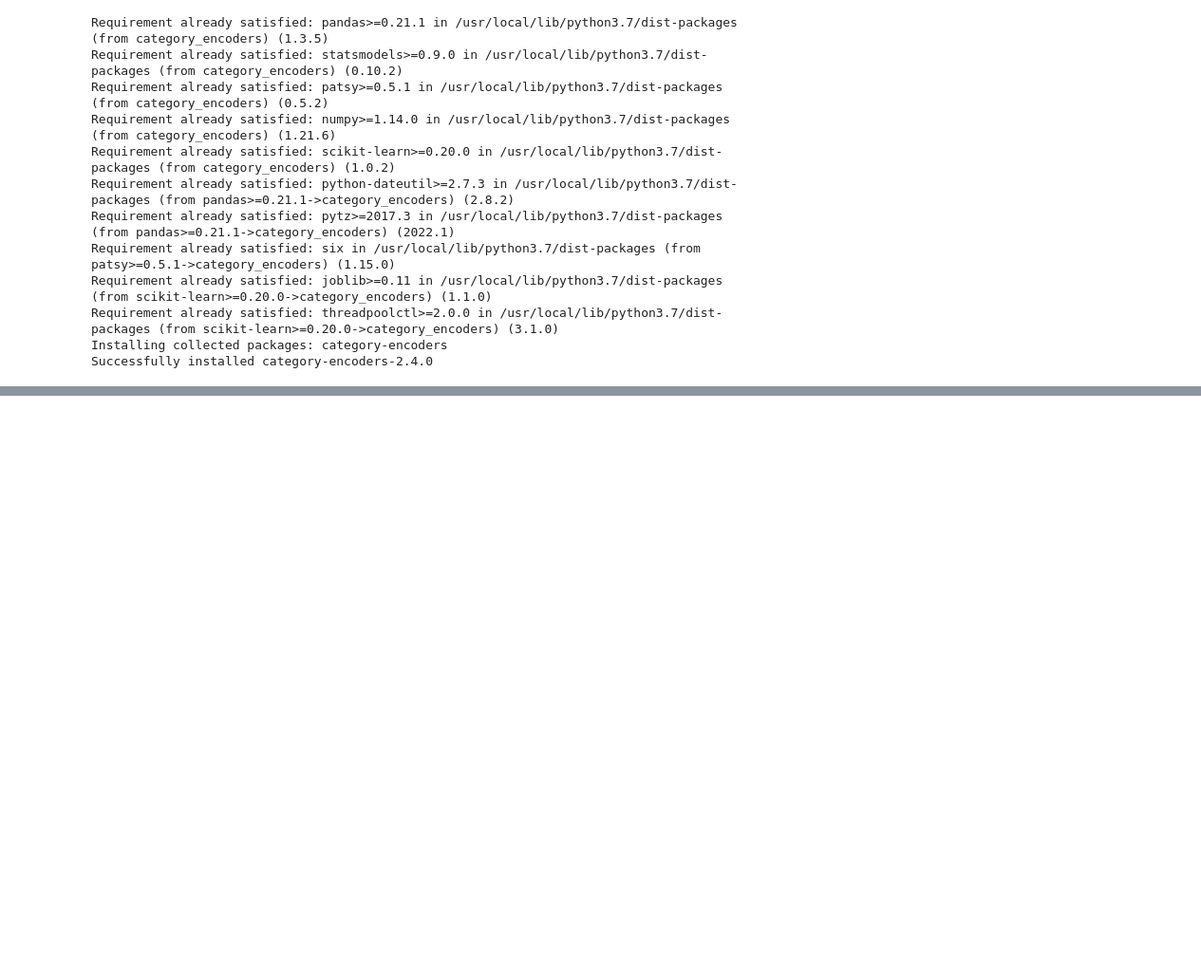
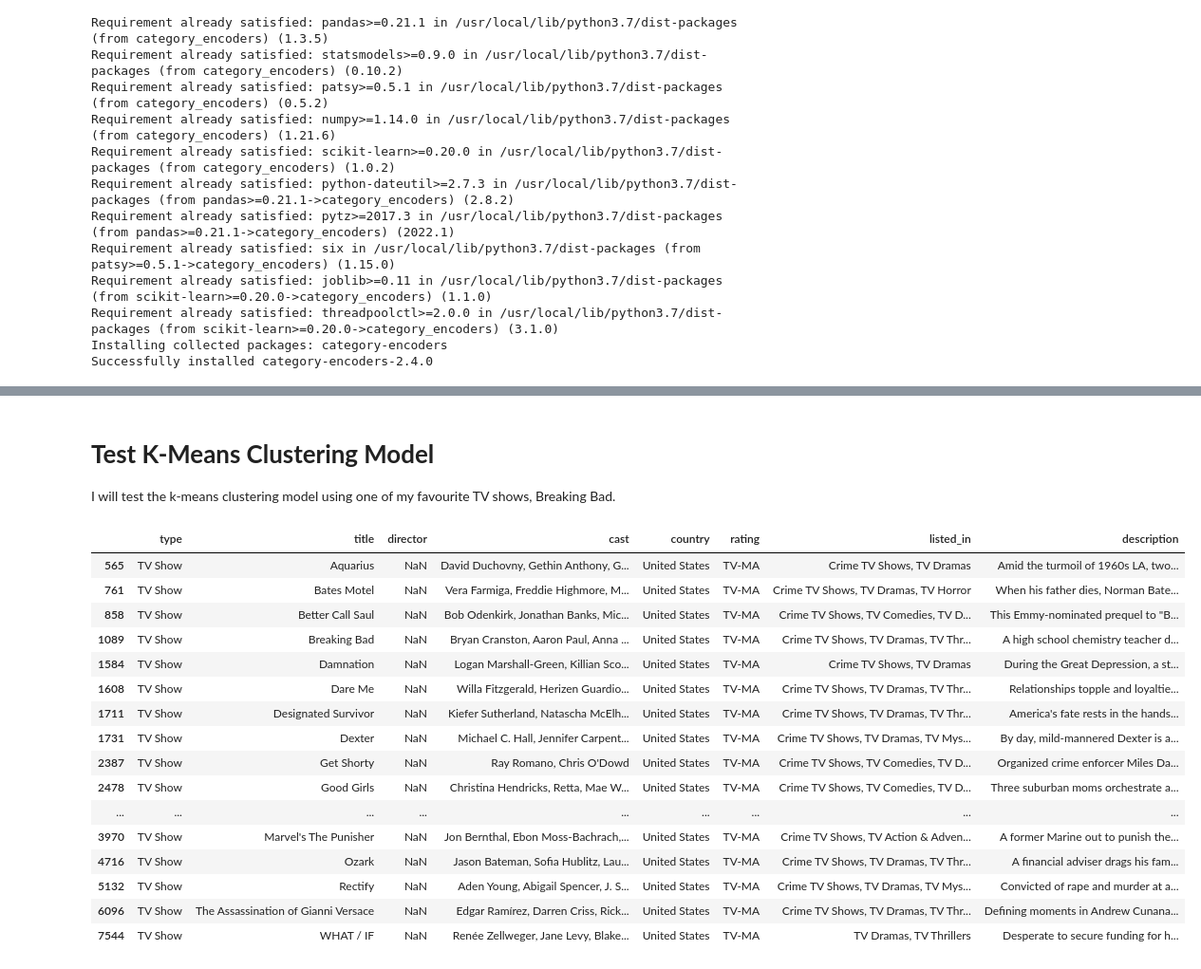
Before and after one commit to AnshRockstar/Netflix-Tv-show-and-Movie-Clustering, a Jupyter notebook: Capstone_4_NETFLIX_MOVIES_AND_TV_SHOWS_CLUSTERING.ipynb, the cells around one changed output, grey strips where cells are left out. Shown at 95% size. Cells and saved outputs as stored; diff of their text form; code cells hidden in the pictures; blank space fills up the shorter version.

```diff
--- a/Capstone_4_NETFLIX_MOVIES_AND_TV_SHOWS_CLUSTERING.ipynb
+++ b/Capstone_4_NETFLIX_MOVIES_AND_TV_SHOWS_CLUSTERING.ipynb
@@ -311,3 +311,17 @@ Requirement already satisfied: joblib>=0.11 in /usr/local/lib/python3.7/dist-pac
 Requirement already satisfied: threadpoolctl>=2.0.0 in /usr/local/lib/python3.7/dist-packages (from scikit-learn>=0.20.0->category_encoders) (3.1.0)
 Installing collected packages: category-encoders
 Successfully installed category-encoders-2.4.0
+# %%
+import category_encoders as ce
+
+# Create the count encoder
+count_enc = ce.CountEncoder()
+
+# Count encode director, cast, and country columns
+count_encoded = count_enc.fit_transform(mlb_df[['director','cast','country']])
+
+# Rename the columns with the _count suffix, and join to dataframe
+netflix_encoded_df = mlb_df.join(count_encoded.add_suffix("_count"))
+# %%
+netflix_encoded_df = netflix_encoded_df.drop(['type','title','director','cast','country','rating','description'], axis=1)
+netflix_encoded_df.head()
@@ -313,0 +339,13 @@ Successfully installed category-encoders-2.4.0
+# %%
+# Create K-Means Model
+modelkmeans = KMeans(n_clusters=500, init='k-means++', n_init=10).fit(netflix_encoded_df)
+
+# Form cluster predictions using K-Means Model
+predictions = modelkmeans.predict(netflix_encoded_df)
+
+# Convert cluster predictions to data frame
+predictions_df = pd.DataFrame(predictions, columns=['cluster'])
+
+# Attach cluster predictions to original data frame
+netflix_pred = netflix.copy()
+netflix_pred.insert(len(netflix.columns), column = 'cluster', value = predictions_df.cluster)
@@ -313,0 +361,27 @@ Successfully installed category-encoders-2.4.0
+# %% [markdown]
+# **Test K-Means Clustering Model**
+I will test the k-means clustering model using one of my favourite TV shows, Breaking Bad.
+# %%
+# Get cluster number from given movie or TV show
+cluster_num = netflix_pred[netflix_pred.title=='Breaking Bad'].cluster.item()
+
+# View cluster the movie or TV show belongs to
+netflix[netflix_pred.cluster == cluster_num]
+# %% [output]
+|  | type | title | director | cast | country | rating | listed_in | description |
+| 565 | TV Show | Aquarius | NaN | David Duchovny, Gethin Anthony, G... | United States | TV-MA | Crime TV Shows, TV Dramas | Amid the turmoil of 1960s LA, two... |
+| 761 | TV Show | Bates Motel | NaN | Vera Farmiga, Freddie Highmore, M... | United States | TV-MA | Crime TV Shows, TV Dramas, TV Horror | When his father dies, Norman Bate... |
+| 858 | TV Show | Better Call Saul | NaN | Bob Odenkirk, Jonathan Banks, Mic... | United States | TV-MA | Crime TV Shows, TV Comedies, TV D... | This Emmy-nominated prequel to "B... |
+| 1089 | TV Show | Breaking Bad | NaN | Bryan Cranston, Aaron Paul, Anna ... | United States | TV-MA | Crime TV Shows, TV Dramas, TV Thr... | A high school chemistry teacher d... |
+| 1584 | TV Show | Damnation | NaN | Logan Marshall-Green, Killian Sco... | United States | TV-MA | Crime TV Shows, TV Dramas | During the Great Depression, a st... |
+| 1608 | TV Show | Dare Me | NaN | Willa Fitzgerald, Herizen Guardio... | United States | TV-MA | Crime TV Shows, TV Dramas, TV Thr... | Relationships topple and loyaltie... |
+| 1711 | TV Show | Designated Survivor | NaN | Kiefer Sutherland, Natascha McElh... | United States | TV-MA | Crime TV Shows, TV Dramas, TV Thr... | America's fate rests in the hands... |
+| 1731 | TV Show | Dexter | NaN | Michael C. Hall, Jennifer Carpent... | United States | TV-MA | Crime TV Shows, TV Dramas, TV Mys... | By day, mild-mannered Dexter is a... |
+| 2387 | TV Show | Get Shorty | NaN | Ray Romano, Chris O'Dowd | United States | TV-MA | Crime TV Shows, TV Comedies, TV D... | Organized crime enforcer Miles Da... |
+| 2478 | TV Show | Good Girls | NaN | Christina Hendricks, Retta, Mae W... | United States | TV-MA | Crime TV Shows, TV Comedies, TV D... | Three suburban moms orchestrate a... |
+| ... | ... | ... | ... | ... | ... | ... | ... | ... |
+| 3970 | TV Show | Marvel's The Punisher | NaN | Jon Bernthal, Ebon Moss-Bachrach,... | United States | TV-MA | Crime TV Shows, TV Action & Adven... | A former Marine out to punish the... |
+| 4716 | TV Show | Ozark | NaN | Jason Bateman, Sofia Hublitz, Lau... | United States | TV-MA | Crime TV Shows, TV Dramas, TV Thr... | A financial adviser drags his fam... |
+| 5132 | TV Show | Rectify | NaN | Aden Young, Abigail Spencer, J. S... | United States | TV-MA | Crime TV Shows, TV Dramas, TV Mys... | Convicted of rape and murder at a... |
+| 6096 | TV Show | The Assassination of Gianni Versace | NaN | Edgar Ramírez, Darren Criss, Rick... | United States | TV-MA | Crime TV Shows, TV Dramas, TV Thr... | Defining moments in Andrew Cunana... |
+| 7544 | TV Show | WHAT / IF | NaN | Renée Zellweger, Jane Levy, Blake... | United States | TV-MA | TV Dramas, TV Thrillers | Desperate to secure funding for h... |
```
Also changed, not shown: parts of 10 cells of this notebook.
